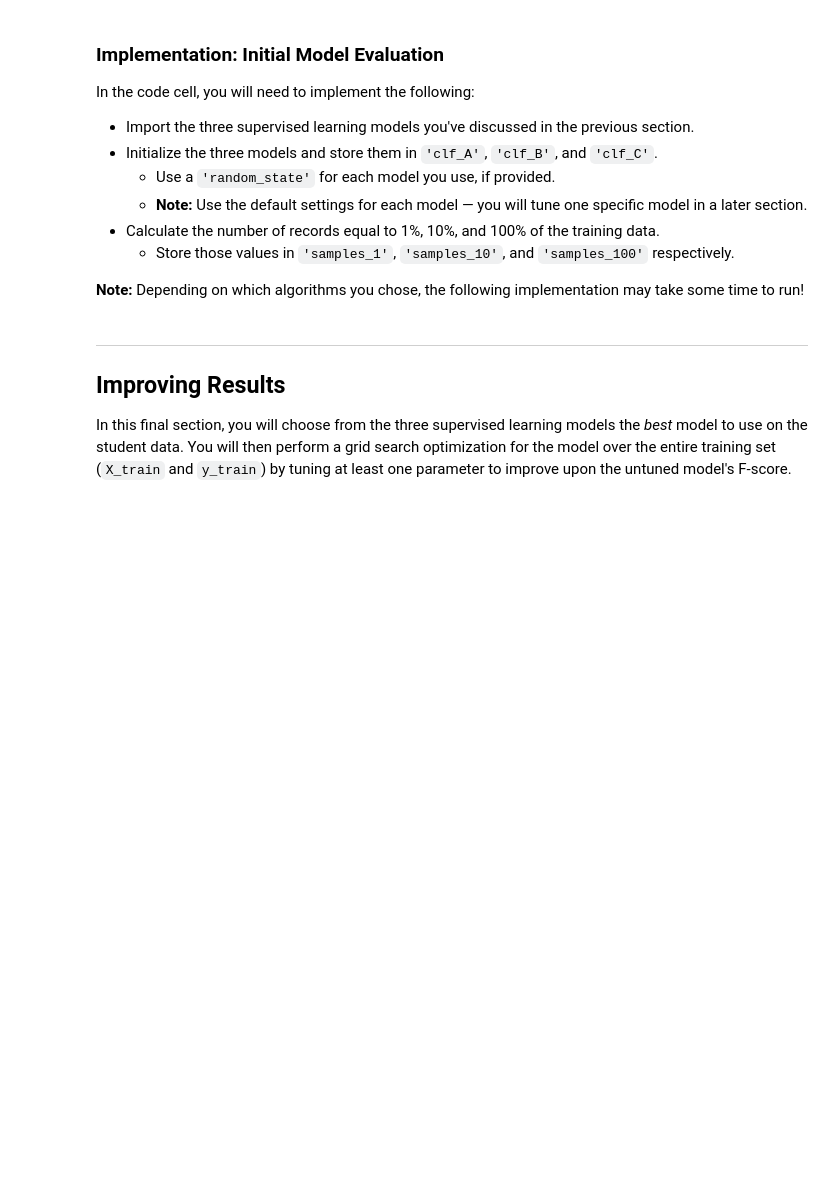
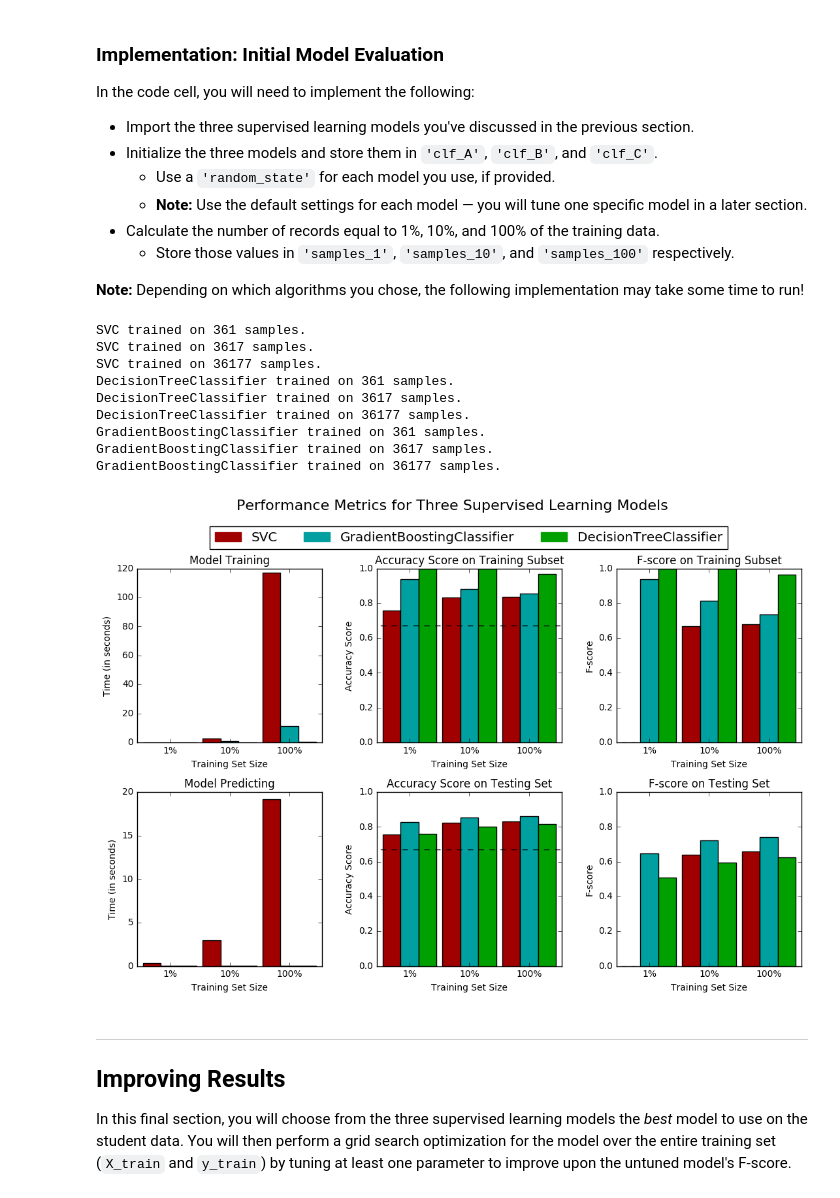
Before and after one commit to fortyMiles/find_donors, a Jupyter notebook: finding_donors.ipynb, the cells around one changed output. Saved outputs shown, nothing was run; the diff lists cells and outputs as text; code cells hidden in the pictures; blank space fills up the shorter version.

```diff
--- a/finding_donors.ipynb
+++ b/finding_donors.ipynb
@@ -252,6 +365,8 @@ In the code block below, you will need to implement the following:
    - Make sure that you set the `beta` parameter!
 # %%
 # TODO: Import two metrics from sklearn - fbeta_score and accuracy_score
+from sklearn.metrics import fbeta_score, accuracy_score
+from time import time
 
 def train_predict(learner, sample_size, X_train, y_train, X_test, y_test):
     '''
@@ -266,35 +381,39 @@ def train_predict(learner, sample_size, X_train, y_train, X_test, y_test):
 
     results = {}
 
+
     # TODO: Fit the learner to the training data using slicing with 'sample_size'
     start = time() # Get start time
-    learner = None
+    learner.fit(X_train[:sample_size], y_train[:sample_size])
     end = time() # Get end time
 
     # TODO: Calculate the training time
-    results['train_time'] = None
+    results['train_time'] = end - start
 
     # TODO: Get the predictions on the test set,
     #       then get predictions on the first 300 training samples
+    FIRST_TRAIN = 300
     start = time() # Get start time
-    predictions_test = None
-    predictions_train = None
+    predictions_test = learner.predict(X_test)
+    predictions_train = learner.predict(X_train[:FIRST_TRAIN])
     end = time() # Get end time
 
     # TODO: Calculate the total prediction time
-    results['pred_time'] = None
+    results['pred_time'] = end - start
 
     # TODO: Compute accuracy on the first 300 training samples
-    results['acc_train'] = None
+    results['acc_train'] = accuracy_score(y_train[:FIRST_TRAIN], predictions_train)
 
     # TODO: Compute accuracy on test set
-    results['acc_test'] = None
+    results['acc_test'] = accuracy_score(y_test, predictions_test)
 
     # TODO: Compute F-score on the the first 300 training samples
-    results['f_train'] = None
+    assert len(predictions_train) == FIRST_TRAIN
+    results['f_train'] = fbeta_score(y_train[:FIRST_TRAIN], predictions_train, beta=0.5)
 
     # TODO: Compute F-score on the test set
-    results['f_test'] = None
+    assert len(y_test) == len(predictions_test)
+    results['f_test'] = fbeta_score(y_test, predictions_test, beta=0.5)
 
     # Success
     print "{} trained on {} samples.".format(learner.__class__.__name__, sample_size)
@@ -314,28 +433,42 @@ In the code cell, you will need to implement the following:
 **Note:** Depending on which algorithms you chose, the following implementation may take some time to run!
 # %%
 # TODO: Import the three supervised learning models from sklearn
+from sklearn.svm import SVC
+from sklearn.ensemble import GradientBoostingClassifier
+from sklearn.tree import DecisionTreeClassifier
 
 # TODO: Initialize the three models
-clf_A = None
-clf_B = None
-clf_C = None
+clf_A = SVC()
+clf_B = DecisionTreeClassifier()
+clf_C = GradientBoostingClassifier(random_state=0)
 
 # TODO: Calculate the number of samples for 1%, 10%, and 100% of the training data
-samples_1 = None
-samples_10 = None
-samples_100 = None
+samples_1 = int(.01 * len(X_train))
+samples_10 = int(.1 * len(X_train))
+samples_100 = int(1. * len(X_train))
 
 # Collect results on the learners
 results = {}
 for clf in [clf_A, clf_B, clf_C]:
     clf_name = clf.__class__.__name__
     results[clf_name] = {}
     for i, samples in enumerate([samples_1, samples_10, samples_100]):
         results[clf_name][i] = \
         train_predict(clf, samples, X_train, y_train, X_test, y_test)
 
 # Run metrics visualization for the three supervised learning models chosen
 vs.evaluate(results, accuracy, fscore)
+# %% [output]
+SVC trained on 361 samples.
+SVC trained on 3617 samples.
+SVC trained on 36177 samples.
+DecisionTreeClassifier trained on 361 samples.
+DecisionTreeClassifier trained on 3617 samples.
+DecisionTreeClassifier trained on 36177 samples.
+GradientBoostingClassifier trained on 361 samples.
+GradientBoostingClassifier trained on 3617 samples.
+GradientBoostingClassifier trained on 36177 samples.
+[figure, added]
 # %% [markdown]
 ----
 ## Improving Results
```
Also changed, not shown: parts of 23 cells of this notebook, 1 other file.
